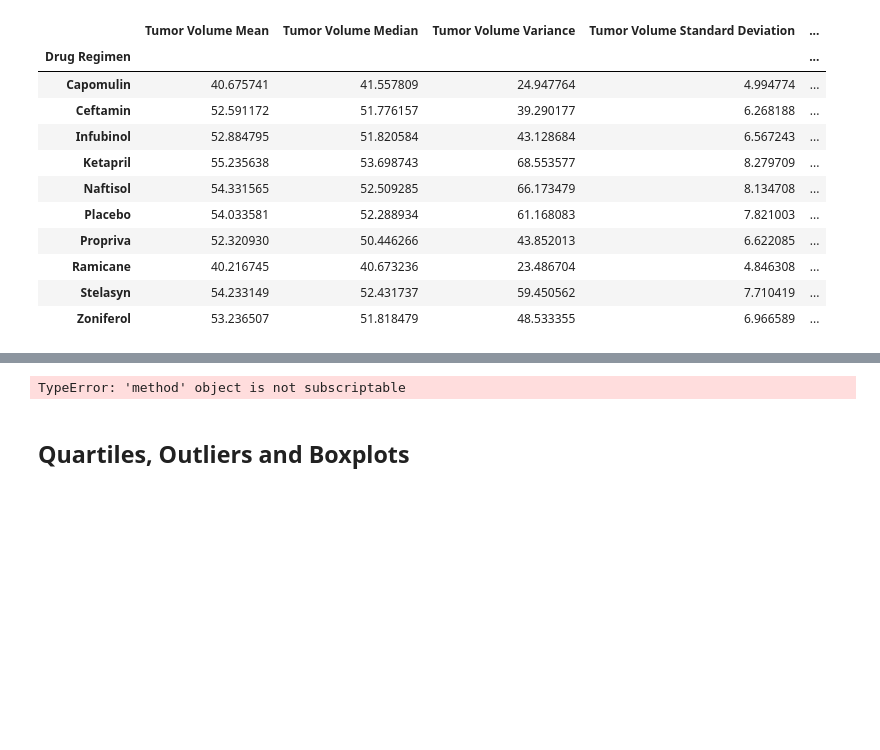
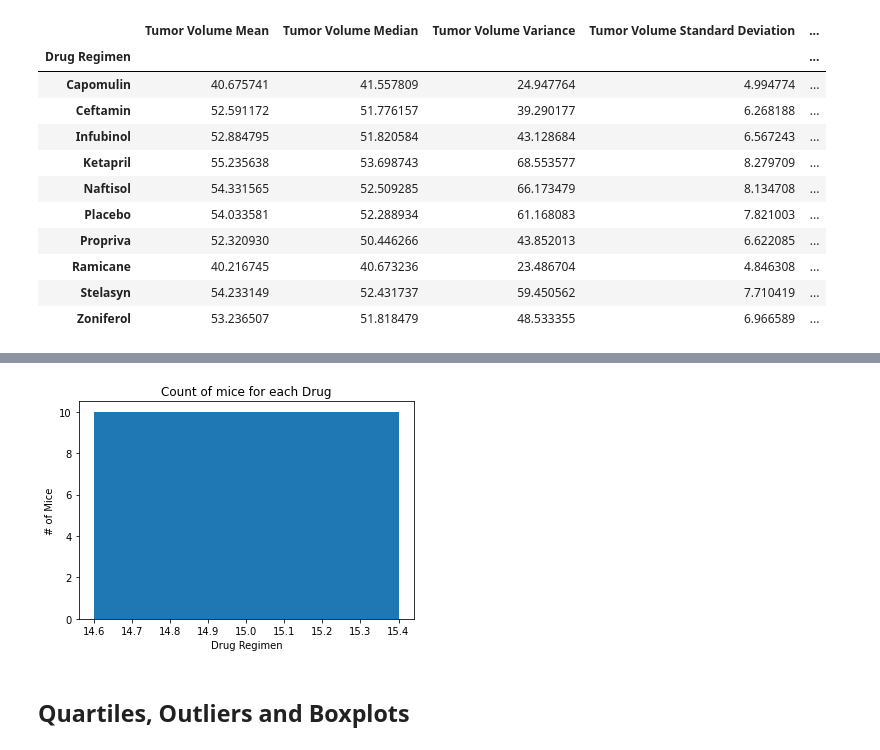
Before and after one commit to rteves0914/Matplotlib-challenge, a Jupyter notebook: Pymaceuticals.ipynb, the cells around one changed output, grey strips where cells are left out. Saved outputs shown, nothing was run; the diff lists cells and outputs as text; code cells hidden in the pictures; blank space fills up the shorter version.

```diff
--- a/Pymaceuticals.ipynb
+++ b/Pymaceuticals.ipynb
@@ -174,8 +164,12 @@ drug_aggregate_summary
 # %%
 # Generate a bar plot showing the total number of unique mice tested on each drug regimen using pyplot.
-plt.bar(15, clean_df.groupby["Drug Regimen"], marker="x", align="center")
+plt.bar(15, clean_count_grouped["Sex"], align="center")
+plt.title("Count of mice for each Drug")
+plt.xlabel("Drug Regimen")
+plt.ylabel("# of Mice")
+plt.show()
 # %% [output]
-TypeError: 'method' object is not subscriptable
+[figure, added]
 # %%
 # Generate a pie plot showing the distribution of female versus male mice using pandas
 # %%
```
Also changed, not shown: parts of 3 cells of this notebook.
